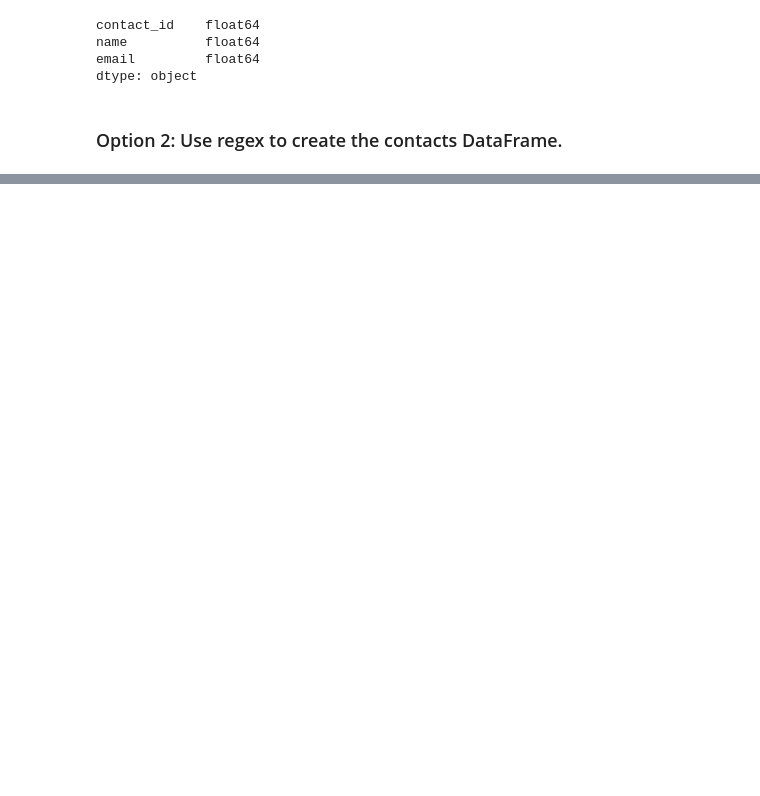
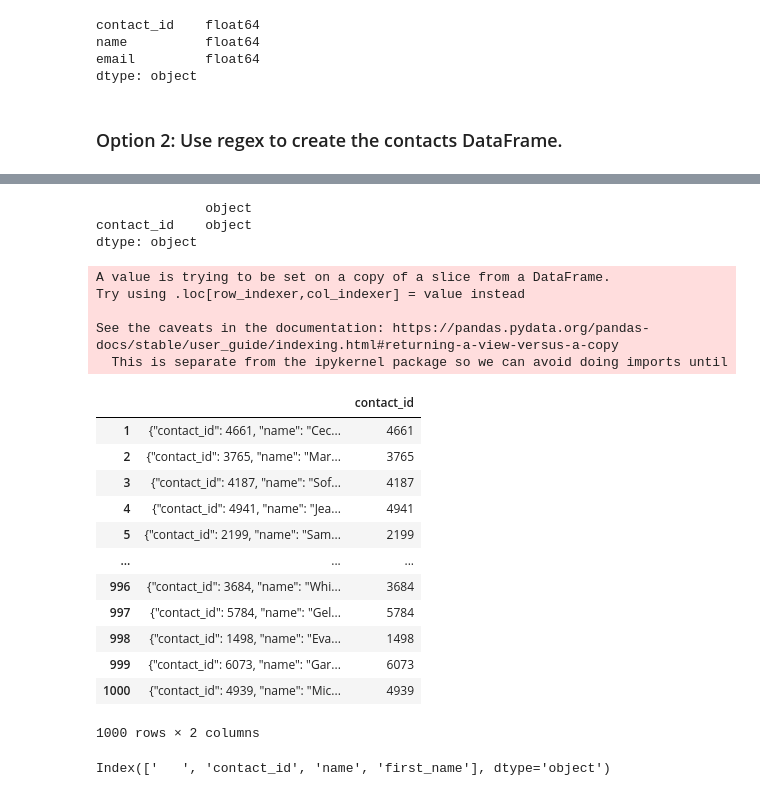
Before and after one commit to jf11235/Crowdfunding_ETL, a Jupyter notebook: Starter_Files/ETL_Mini_Project_Starter_Code.ipynb, the cells around one changed output, grey strips where cells are left out. Saved outputs shown, nothing was run; the diff lists cells and outputs as text; code cells hidden in the pictures; blank space fills up the shorter version.

Commit message:
finished using regex, didn't do option 1 yet

```diff
--- a/Starter_Files/ETL_Mini_Project_Starter_Code.ipynb
+++ b/Starter_Files/ETL_Mini_Project_Starter_Code.ipynb
@@ -399,2 +434,4 @@ contact_info_df_copy.head()
 # %%
 # Extract the four-digit contact ID number.
+contact_info_df_copy['contact_id'] = contact_info_df_copy['   '].str.extract(r'(\d{4})')
+contact_info_df_copy.head()
@@ -401,6 +445,41 @@ contact_info_df_copy.head()
 # %%
 # Check the datatypes.
+contact_info_df_copy.dtypes
+# %% [output]
+              object
+contact_id    object
+dtype: object
+# %%
+#drop nulls from the dataframe
+contact_info_df_copy = contact_info_df_copy.dropna()
 # %%
 # Convert the "contact_id" column to an int64 data type.
+
+contact_info_df_copy['contact_id'] = contact_info_df_copy['contact_id'].astype('int64')
+contact_info_df_copy
+# %% [output]
+A value is trying to be set on a copy of a slice from a DataFrame.
+Try using .loc[row_indexer,col_indexer] = value instead
+
+See the caveats in the documentation: https://pandas.pydata.org/pandas-docs/stable/user_guide/indexing.html#returning-a-view-versus-a-copy
+  This is separate from the ipykernel package so we can avoid doing imports until
+|  |  | contact_id |
+| 1 | {"contact_id": 4661, "name": "Cec... | 4661 |
+| 2 | {"contact_id": 3765, "name": "Mar... | 3765 |
+| 3 | {"contact_id": 4187, "name": "Sof... | 4187 |
+| 4 | {"contact_id": 4941, "name": "Jea... | 4941 |
+| 5 | {"contact_id": 2199, "name": "Sam... | 2199 |
+| ... | ... | ... |
+| 996 | {"contact_id": 3684, "name": "Whi... | 3684 |
+| 997 | {"contact_id": 5784, "name": "Gel... | 5784 |
+| 998 | {"contact_id": 1498, "name": "Eva... | 1498 |
+| 999 | {"contact_id": 6073, "name": "Gar... | 6073 |
+| 1000 | {"contact_id": 4939, "name": "Mic... | 4939 |
+1000 rows × 2 columns
+# %%
+#drop the firstname column
+contact_info_df_copy.columns
+# %% [output]
+Index(['   ', 'contact_id', 'name', 'first_name'], dtype='object')
 # %%
 # Extract the name of the contact and add it to a new column.
```
Also changed, not shown: parts of 15 cells of this notebook, 1 other file.
